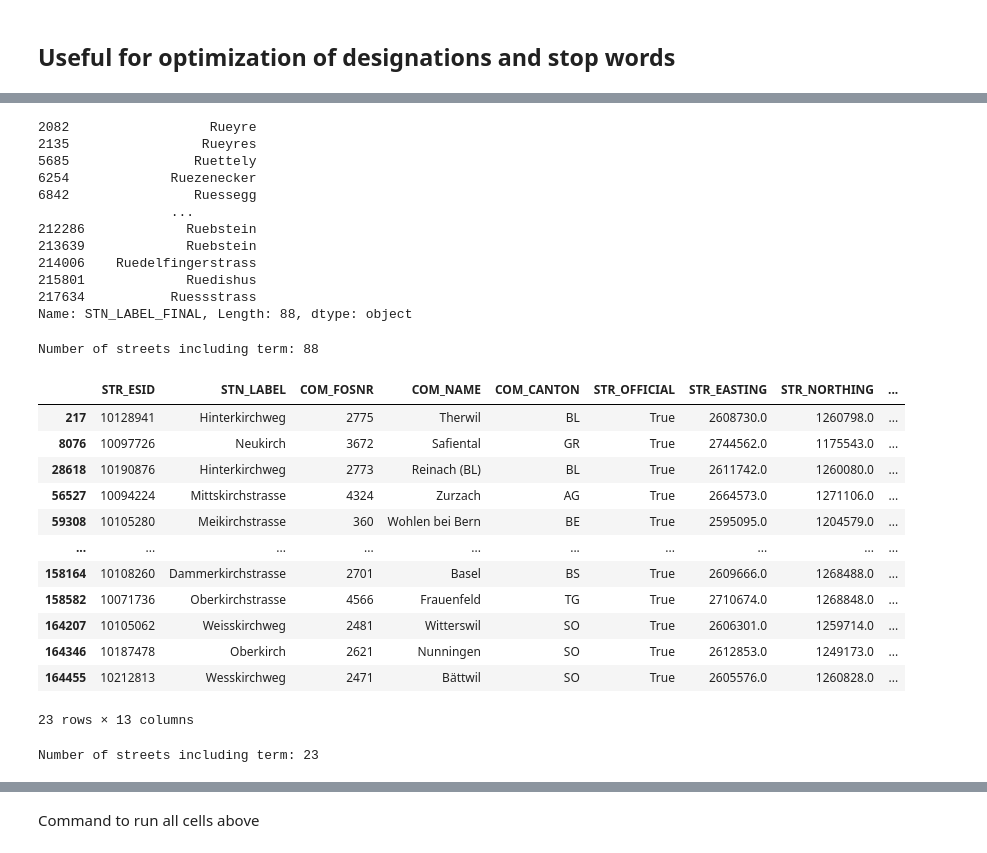
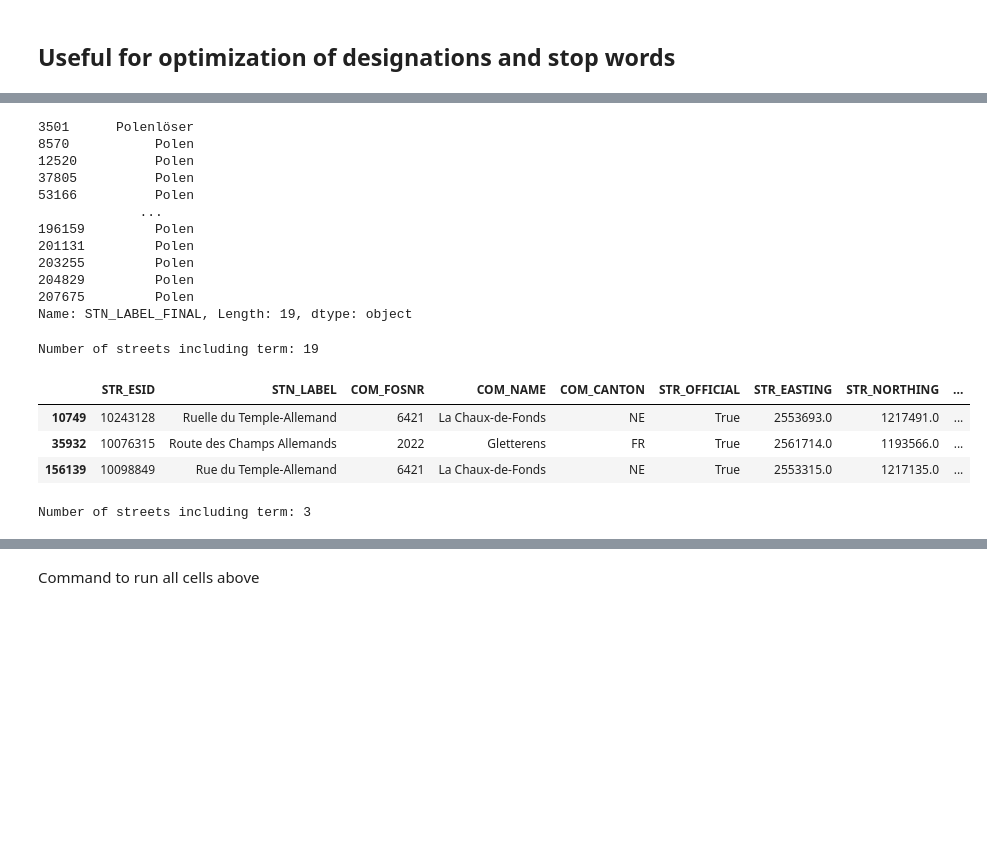
Before and after one commit to CaptainInler/cassda-zertifikatsarbeit, a Jupyter notebook: Datapreparation/Extract_street_terms_from_street_names.ipynb, the cells around one changed output, grey strips where cells are left out. Cells and saved outputs as stored; diff of their text form; code cells hidden in the pictures; blank space fills up the shorter version.

```diff
--- a/Datapreparation/Extract_street_terms_from_street_names.ipynb
+++ b/Datapreparation/Extract_street_terms_from_street_names.ipynb
@@ -409,7 +553,7 @@ Name: COM_FOSNR, dtype: int64
 
 test = streetnames.STN_LABEL_FINAL.dropna()
 
-filter2 = test.loc[test.str.match('rue', case=False)]
+filter2 = test.loc[test.str.match('Polen', case=False)]
 
 with pd.option_context("display.max_rows", 10):
     display(filter2)
@@ -418,46 +562,37 @@ count = len(filter2)
 count = "Number of streets including term: "+  str(count)
 print(count)
 # %% [output]
-2082                  Rueyre
-2135                 Rueyres
-5685                Ruettely
-6254             Ruezenecker
-6842                Ruessegg
-                 ...
-212286             Ruebstein
-213639             Ruebstein
-214006    Ruedelfingerstrass
-215801             Ruedishus
-217634           Ruessstrass
-Name: STN_LABEL_FINAL, Length: 88, dtype: object
+3501      Polenlöser
+8570           Polen
+12520          Polen
+37805          Polen
+53166          Polen
+             ...
+196159         Polen
+201131         Polen
+203255         Polen
+204829         Polen
+207675         Polen
+Name: STN_LABEL_FINAL, Length: 19, dtype: object
-Number of streets including term: 88
+Number of streets including term: 19
 # %%
 #Example2: filter all special street designations with 'Rue' but not 'Rue.'
 
-filter2 = streetnames.loc[(streetnames.STN_LABEL_FINAL.str.contains("kirch")) &
-                          (~streetnames.STN_LABEL_FINAL.str.contains("kirch.", regex=True))]
+filter2 = streetnames.loc[(streetnames.STN_LABEL_FINAL.str.contains("Allemand")) &
+                          (~streetnames.STN_LABEL_FINAL.str.contains("Telli", regex=True))]
 
-with pd.option_context("display.max_rows", 10):
+with pd.option_context("display.max_rows", 850):
     display(filter2)
 
 count = len(filter2)
 count = "Number of streets including term: "+  str(count)
 print(count)
 # %% [output]
 |  | STR_ESID | STN_LABEL | COM_FOSNR | COM_NAME | COM_CANTON | STR_OFFICIAL | STR_EASTING | STR_NORTHING | ... |
-| 217 | 10128941 | Hinterkirchweg | 2775 | Therwil | BL | True | 2608730.0 | 1260798.0 | ... |
-| 8076 | 10097726 | Neukirch | 3672 | Safiental | GR | True | 2744562.0 | 1175543.0 | ... |
-| 28618 | 10190876 | Hinterkirchweg | 2773 | Reinach (BL) | BL | True | 2611742.0 | 1260080.0 | ... |
-| 56527 | 10094224 | Mittskirchstrasse | 4324 | Zurzach | AG | True | 2664573.0 | 1271106.0 | ... |
-| 59308 | 10105280 | Meikirchstrasse | 360 | Wohlen bei Bern | BE | True | 2595095.0 | 1204579.0 | ... |
-| ... | ... | ... | ... | ... | ... | ... | ... | ... | ... |
-| 158164 | 10108260 | Dammerkirchstrasse | 2701 | Basel | BS | True | 2609666.0 | 1268488.0 | ... |
-| 158582 | 10071736 | Oberkirchstrasse | 4566 | Frauenfeld | TG | True | 2710674.0 | 1268848.0 | ... |
-| 164207 | 10105062 | Weisskirchweg | 2481 | Witterswil | SO | True | 2606301.0 | 1259714.0 | ... |
-| 164346 | 10187478 | Oberkirch | 2621 | Nunningen | SO | True | 2612853.0 | 1249173.0 | ... |
-| 164455 | 10212813 | Wesskirchweg | 2471 | Bättwil | SO | True | 2605576.0 | 1260828.0 | ... |
+| 10749 | 10243128 | Ruelle du Temple-Allemand | 6421 | La Chaux-de-Fonds | NE | True | 2553693.0 | 1217491.0 | ... |
+| 35932 | 10076315 | Route des Champs Allemands | 2022 | Gletterens | FR | True | 2561714.0 | 1193566.0 | ... |
+| 156139 | 10098849 | Rue du Temple-Allemand | 6421 | La Chaux-de-Fonds | NE | True | 2553315.0 | 1217135.0 | ... |
-23 rows × 13 columns
+Number of streets including term: 3
-Number of streets including term: 23
 # %%
 missing_data = pd.DataFrame(
     streetnames.isnull().sum(),
```
Also changed, not shown: parts of 17 cells of this notebook, 2 other files.
